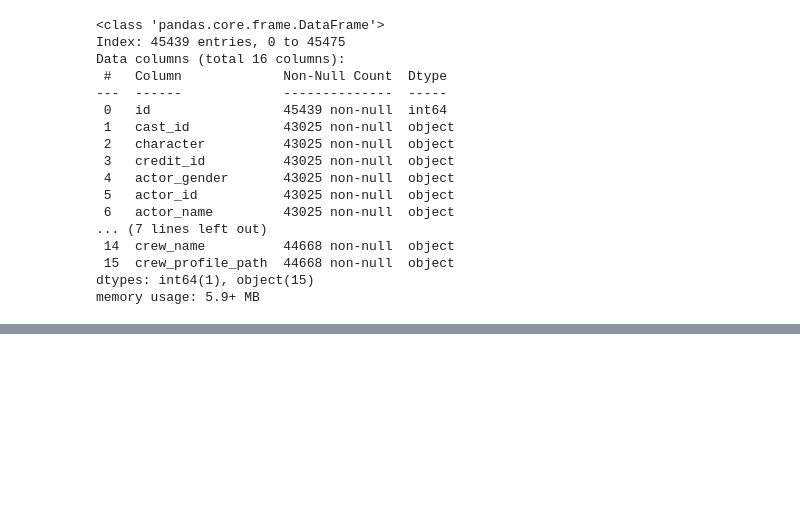
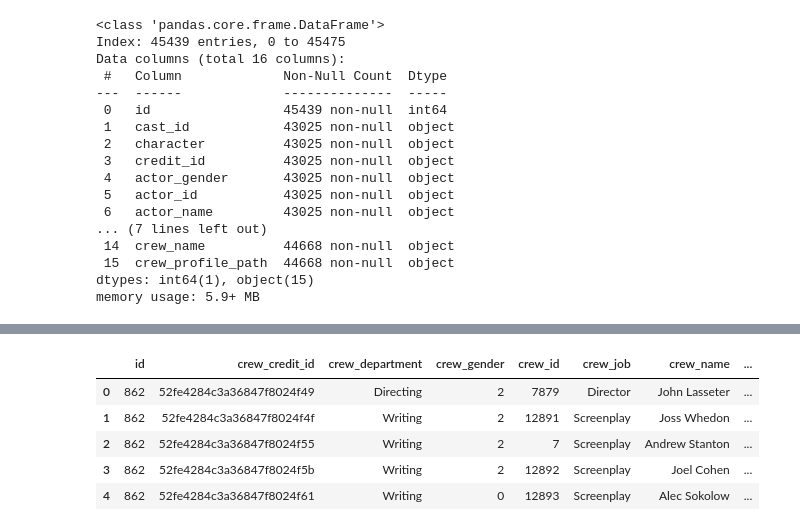
Before and after one commit to dnewbie25/Movie-Recommender-App, a Jupyter notebook: Machine Learning Model/Credits_ETL.ipynb, the cells around one changed output, grey strips where cells are left out. Cells and saved outputs as stored; diff of their text form; code cells hidden in the pictures; blank space fills up the shorter version.

```diff
--- a/Machine Learning Model/Credits_ETL.ipynb
+++ b/Machine Learning Model/Credits_ETL.ipynb
@@ -256,0 +271,3 @@ memory usage: 5.9+ MB
+# %%
+df = pd.read_csv("credits_unnested_cleaned.csv",compression="gzip")
+df.head(5)
@@ -256,0 +311,25 @@ memory usage: 5.9+ MB
+# %%
+actors_df = cast_id
+actors_df['character'] = character["character"]
+actors_df['credit_id'] = credit_id["credit_id"]
+actors_df['actor_gender'] = actor_gender["actor_gender"]
+actors_df['actor_id'] = actor_id["actor_id"]
+actors_df['actor_name'] = actor_name["actor_name"]
+actors_df['order'] = order["order"]
+actors_df['profile_path'] = profile_path["profile_path"]
+
+crew_df = crew_credit_id
+crew_df['crew_department'] = crew_department["crew_department"]
+crew_df['crew_gender'] = crew_gender["crew_gender"]
+crew_df['crew_id'] = crew_id["crew_id"]
+crew_df['crew_job'] = crew_job["crew_job"]
+crew_df['crew_name'] = crew_name["crew_name"]
+crew_df['crew_profile_path'] = crew_profile_path["crew_profile_path"]
+crew_df.head()
+# %% [output]
+|  | id | crew_credit_id | crew_department | crew_gender | crew_id | crew_job | crew_name | ... |
+| 0 | 862 | 52fe4284c3a36847f8024f49 | Directing | 2 | 7879 | Director | John Lasseter | ... |
+| 1 | 862 | 52fe4284c3a36847f8024f4f | Writing | 2 | 12891 | Screenplay | Joss Whedon | ... |
+| 2 | 862 | 52fe4284c3a36847f8024f55 | Writing | 2 | 7 | Screenplay | Andrew Stanton | ... |
+| 3 | 862 | 52fe4284c3a36847f8024f5b | Writing | 2 | 12892 | Screenplay | Joel Cohen | ... |
+| 4 | 862 | 52fe4284c3a36847f8024f61 | Writing | 0 | 12893 | Screenplay | Alec Sokolow | ... |
```
Also changed, not shown: parts of 16 cells of this notebook, 3 other files.
